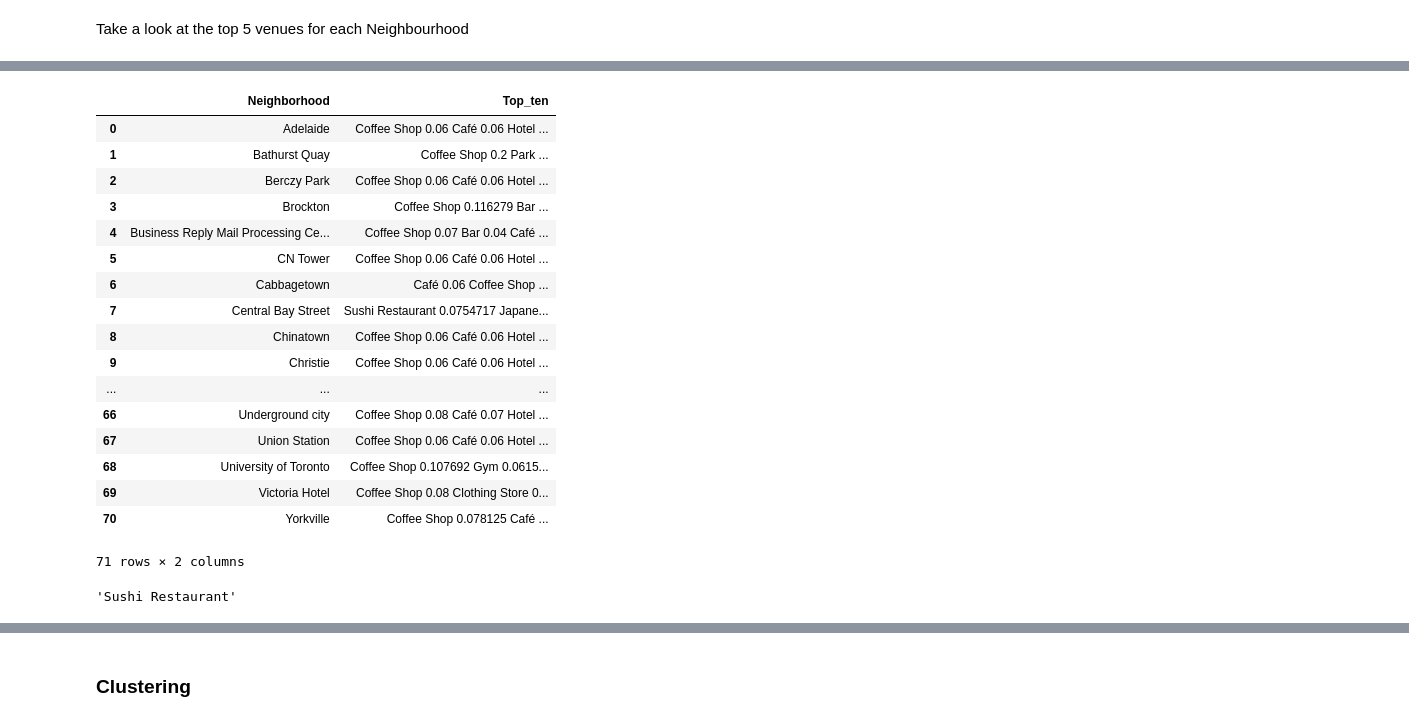
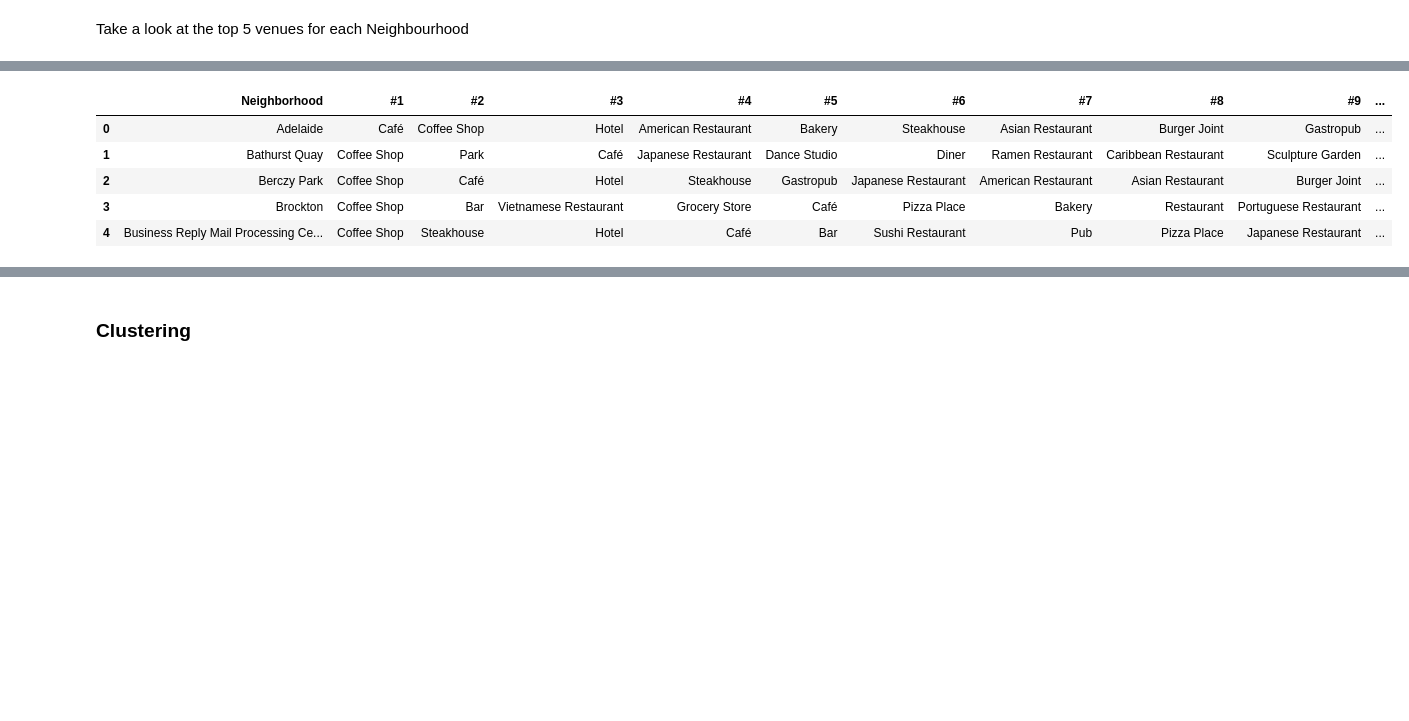
Before and after one commit to DataistDogma/Coursera_Capstone, a Jupyter notebook: Toronto Clustering.ipynb, the cells around one changed output, grey strips where cells are left out. Saved outputs shown, nothing was run; the diff lists cells and outputs as text; code cells hidden in the pictures; blank space fills up the shorter version.

```diff
--- a/Toronto Clustering.ipynb
+++ b/Toronto Clustering.ipynb
@@ -445,36 +411,19 @@ Name: 70, dtype: object
 IndexError: single positional indexer is out-of-bounds
 # %%
 #put the top10 into a dataframe
-df_topvenues=pd.DataFrame(columns=['Neighborhood','Top_ten'])
+df_topvenues=pd.DataFrame(columns=['Neighborhood','#1','#2','#3','#4','#5','#6','#7','#8','#9','#10'])
 
 for row in range(0,len(df_onehot)):
     neighborhood = df_onehot.iloc[row][0]
-    topten = df_onehot.iloc[row][1:].sort_values(ascending=False).head(5)
-    temp=pd.DataFrame([[neighborhood,topten]],columns=['Neighborhood','Top_ten'])
+    topten = df_onehot.iloc[row][1:].sort_values(ascending=False).head(10)
+    temp=pd.DataFrame([[neighborhood,topten.index[0],topten.index[1],topten.index[2],topten.index[3],topten.index[4],topten.index[5],topten.index[6],topten.index[7],topten.index[8],topten.index[9]]],columns=['Neighborhood','#1','#2','#3','#4','#5','#6','#7','#8','#9','#10'])
     df_topvenues=df_topvenues.append(temp)
 df_topvenues.reset_index(inplace=True, drop=True)
-df_topvenues
+df_topvenues.head()
 # %% [output]
-|  | Neighborhood | Top_ten |
-| 0 | Adelaide | Coffee Shop 0.06 Café 0.06 Hotel ... |
-| 1 | Bathurst Quay | Coffee Shop 0.2 Park ... |
-| 2 | Berczy Park | Coffee Shop 0.06 Café 0.06 Hotel ... |
-| 3 | Brockton | Coffee Shop 0.116279 Bar ... |
-| 4 | Business Reply Mail Processing Ce... | Coffee Shop 0.07 Bar 0.04 Café ... |
-| 5 | CN Tower | Coffee Shop 0.06 Café 0.06 Hotel ... |
-| 6 | Cabbagetown | Café 0.06 Coffee Shop ... |
-| 7 | Central Bay Street | Sushi Restaurant 0.0754717 Japane... |
-| 8 | Chinatown | Coffee Shop 0.06 Café 0.06 Hotel ... |
-| 9 | Christie | Coffee Shop 0.06 Café 0.06 Hotel ... |
-| ... | ... | ... |
-| 66 | Underground city | Coffee Shop 0.08 Café 0.07 Hotel ... |
-| 67 | Union Station | Coffee Shop 0.06 Café 0.06 Hotel ... |
-| 68 | University of Toronto | Coffee Shop 0.107692 Gym 0.0615... |
-| 69 | Victoria Hotel | Coffee Shop 0.08 Clothing Store 0... |
-| 70 | Yorkville | Coffee Shop 0.078125 Café ... |
+|  | Neighborhood | #1 | #2 | #3 | #4 | #5 | #6 | #7 | #8 | #9 | ... |
+| 0 | Adelaide | Café | Coffee Shop | Hotel | American Restaurant | Bakery | Steakhouse | Asian Restaurant | Burger Joint | Gastropub | ... |
+| 1 | Bathurst Quay | Coffee Shop | Park | Café | Japanese Restaurant | Dance Studio | Diner | Ramen Restaurant | Caribbean Restaurant | Sculpture Garden | ... |
+| 2 | Berczy Park | Coffee Shop | Café | Hotel | Steakhouse | Gastropub | Japanese Restaurant | American Restaurant | Asian Restaurant | Burger Joint | ... |
+| 3 | Brockton | Coffee Shop | Bar | Vietnamese Restaurant | Grocery Store | Café | Pizza Place | Bakery | Restaurant | Portuguese Restaurant | ... |
+| 4 | Business Reply Mail Processing Ce... | Coffee Shop | Steakhouse | Hotel | Café | Bar | Sushi Restaurant | Pub | Pizza Place | Japanese Restaurant | ... |
-71 rows × 2 columns
-# %%
-topten = df_onehot.iloc[1][1:].sort_values(ascending=False).head(10)
-topten.index[9]
-# %% [output]
-'Sushi Restaurant'
```
Also changed, not shown: parts of 13 cells of this notebook.
